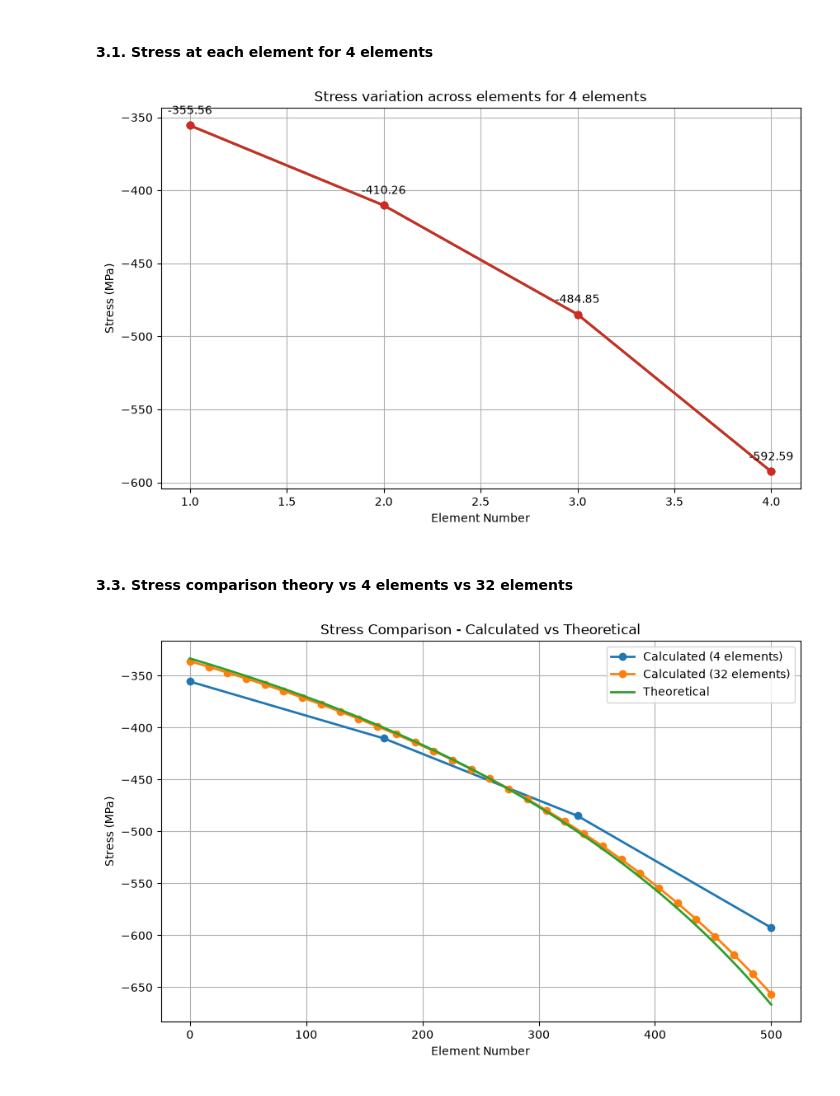
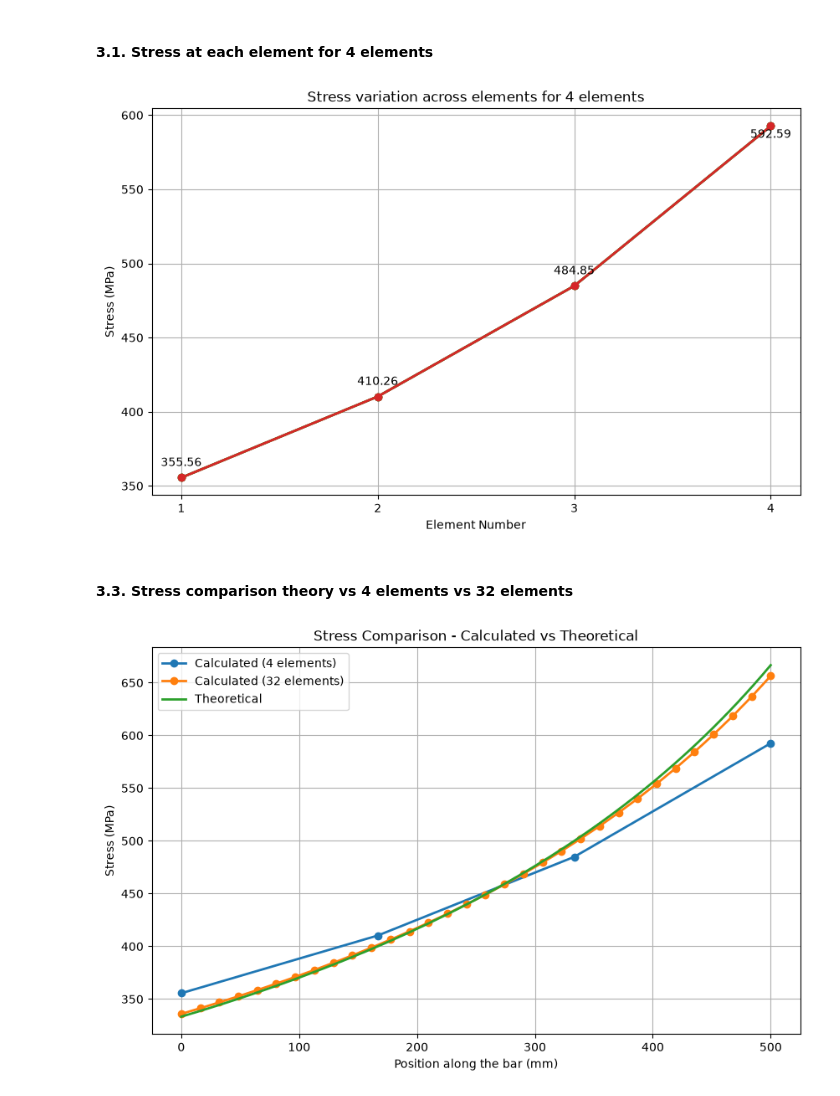
Before and after one commit to AdhilshaA/FEM_coursework, a Jupyter notebook: lab/lab_1.ipynb, the cells around one changed output. Cells and saved outputs as stored; diff of their text form; code cells hidden in the pictures.

```diff
--- a/lab/lab_1.ipynb
+++ b/lab/lab_1.ipynb
@@ -426,12 +426,12 @@ def FEM_direct_stiffness_method_general(system_txt_file=None, system=None, only_
 # %%
 # setting the default system to be solved
 
-force_value = -20e3 # N
+force_value = 20e3 # N
 depth_value = 1 # mm (UNKNOWN d_0)
 width_value_left = 60 # mm
 width_value_right = 30 # mm
 length_value = 500 # mm
-E_value = 210e3 # MPa
+E_value = 1 # MPa
 
 def width_at_x(x, width_left=width_value_left, width_right=width_value_right, length=length_value):
     return width_left + (width_right - width_left) * (x / length)
@@ -616,8 +616,20 @@ right_displacements = [
 plt.figure(figsize=(10, 6))
 plt.plot(n_elements_list, right_displacements, 'o-')
 plt.xlabel('Number of Elements')
-plt.ylabel('Displacement at Right End (mm)')
+plt.ylabel(r'$u \times Ed_0$ (mm)')
 plt.title('Convergence of Tapered Bar Solution')
+x_align_corrections = [-0.1, -0.5, -0.5, -0.5, -1]
+y_align_corrections = [400, -400, -400, -400, -400]  # Adjust these values as needed for better alignment
+# annotate the last point
+for i in range(len(n_elements_list)):
+    plt.annotate(
+        f"({right_displacements[i]:.4f})",
+        xy=(n_elements_list[i], right_displacements[i]),
+        xytext=(n_elements_list[i] + x_align_corrections[i], right_displacements[i] + y_align_corrections[i]),
+        fontsize=10,
+        color='black'
+    )
+
 plt.grid()
 plt.show()
 # %% [output]
@@ -696,8 +708,12 @@ for i in range(len(n_elements_list)):
         linewidth=2
     )
 # annotating the stress values on the plot
+x_align_corrections = [0, 0, 0, 0]  # Adjust these values as needed for better alignment
+y_align_corrections = [10, 10, 10, -10]  # Adjust these values as needed for better alignment
 for j in range(len(stress_values_4el)):
-    plt.annotate(f"{stress_values_4el[j]:.2f}", (j + 1, stress_values_4el[j]), textcoords="offset points", xytext=(0, 10), ha='center')
+    plt.annotate(f"{stress_values_4el[j]:.2f}", (j + 1, stress_values_4el[j]), textcoords="offset points", xytext=(x_align_corrections[j], y_align_corrections[j]), ha='center')
+# only integers on the x-axis
+plt.xticks([i + 1 for i in range(len(stress_values_4el))])
 plt.xlabel("Element Number")
 plt.ylabel("Stress (MPa)")
 plt.title("Stress variation across elements for 4 elements")
@@ -705,7 +721,7 @@ plt.title("Stress variation across elements for 4 elements")
 plt.grid(True)
 plt.show()
 # %% [output]
-[figure, old version]
+[figure, new version]
 # %%
 E_32el = E_value  # Young's modulus in MPa
 L_32el = length_value / 32  # Length of each element for 32 elements
@@ -723,32 +739,32 @@ def ideal_stress_fn(x, force=force_value, depth=depth_value, L=length_value, lef
 plt.figure(figsize=(10, 6))
 plt.plot(
     np.linspace(0, length_value, 4),
     stress_values_4el,
     marker="o",
     label="Calculated (4 elements)",
     linewidth=2
     )
 plt.plot(
     np.linspace(0, length_value, 32),
     stress_values_32el,
     marker="o",
     label="Calculated (32 elements)",
     linewidth=2
 )
 plt.plot(
     np.linspace(0, length_value, 100),
     ideal_stress_fn(np.linspace(0, length_value, 100)),
     label="Theoretical",
     linewidth=2
 )
 # annotating the stress values on the plot
 # for j in range(len(stress_values)):
 #     plt.annotate(f"{stress_values[j]:.2f}", (j + 1, stress_values[j]), textcoords="offset points", xytext=(0, 10), ha='center')
-plt.xlabel("Element Number")
+plt.xlabel("Position along the bar (mm)")
 plt.ylabel("Stress (MPa)")
 plt.title("Stress Comparison - Calculated vs Theoretical")
 plt.legend()
 plt.grid(True)
 plt.show()
 # %% [output]
-[figure, old version]
+[figure, new version]
```
Also changed, not shown: parts of 9 cells of this notebook, 11 other files.
